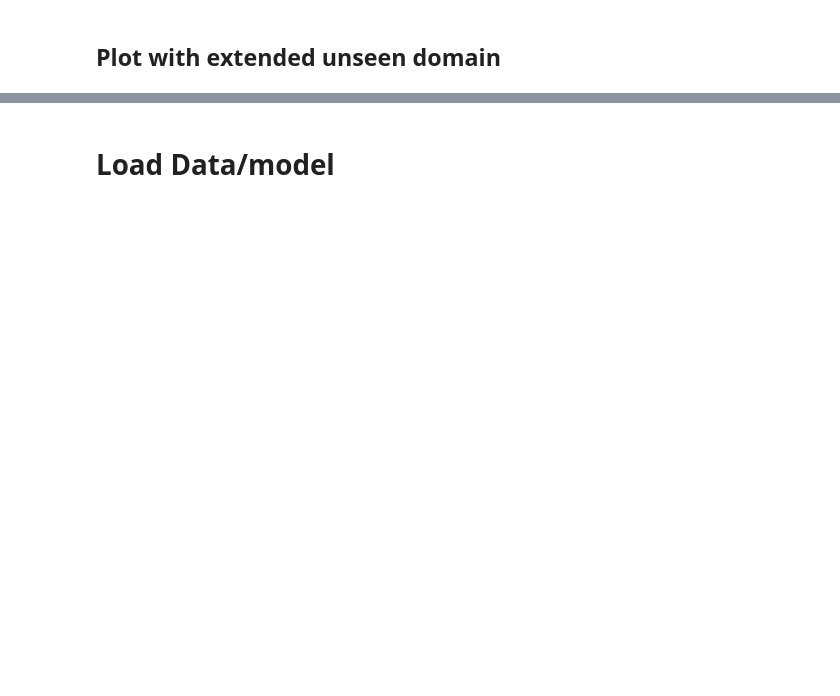
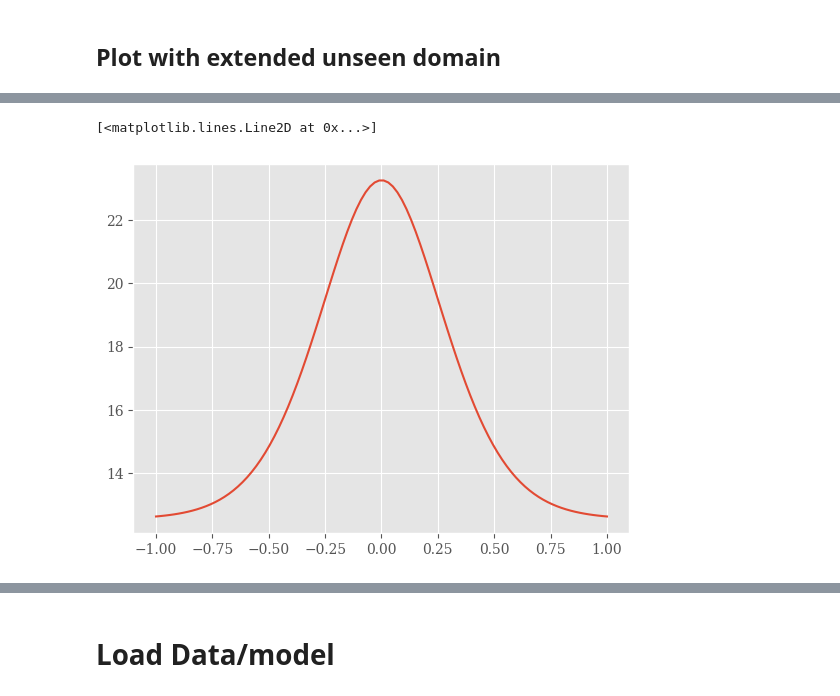
Before and after one commit to AHsu98/jsindy, a Jupyter notebook: paper-figures/lotka-volterra/lotka_volterra.ipynb, the cells around one changed output, grey strips where cells are left out. Saved outputs shown, nothing was run; the diff lists cells and outputs as text; code cells hidden in the pictures; blank space fills up the shorter version.

Commit message:
Rearranged all notebooks for final figures to paper-figures

```diff
--- a/paper-figures/lotka-volterra/lotka_volterra.ipynb
+++ b/paper-figures/lotka-volterra/lotka_volterra.ipynb
@@ -19,6 +19,8 @@ save_path = "data.pkl"
 # %%
 noise = 0.2
 dt_train = 5.5 # from est_period / 2 + epsish
+dt_train = 4. # from est_period / 2 + epsish
+
 
 t1=100.
 expdata = LotkaVolterraExp(t0=0.,t1=t1,noise=noise, dt_train=dt_train,n_colloc=500, feature_names=['x','y'],seed=1234)
@@ -146,9 +145,9 @@ from jsindy.kernels import ConstantKernel, ScalarMaternKernel
 
 kernel = (
     ConstantKernel(variance = 5.)
-    +ScalarMaternKernel(p = 5,variance = 10., lengthscale=3,min_lengthscale=0.05)
+    +ScalarMaternKernel(p = 5,variance = 10., lengthscale=3,min_lengthscale=0.01)
 )
-kernel=None
+# kernel=None
 
 trajectory_model = CholDataAdaptedRKHSInterpolant(kernel=kernel)
 dynamics_model = FeatureLinearModel(
@@ -164,19 +163,21 @@ optsettings = LMSettings(
     min_alpha = 1e-16,
     init_alpha = 5.,
 )
-data_weight = 20.
-colloc_weight = 10.*500
-thresh = 0.05
-alpha = 0.01
+data_weight = 0.1
+colloc_weight = 1e5
+thresh = 0.1
+alpha = 0.1
 sparsifier = pySindySparsifier(STLSQ(threshold = thresh,alpha = alpha))
 optimizer = AlternatingActiveSetLMSolver(
-        beta_reg=1e-5,
+        beta_reg=1e-3,
         solver_settings=optsettings,
         fixed_colloc_weight=colloc_weight,
         fixed_data_weight=data_weight,
         sparsifier = sparsifier
         )
 
+from jsindy.util import get_collocation_points_weights
+t_colloc,w_colloc = get_collocation_points_weights(t_train,510,bleedout_nodes=10)
 model = JSINDyModel(
     trajectory_model=trajectory_model,
     dynamics_model=dynamics_model,
@@ -253,0 +277,5 @@ def simulate_sol(y0,system, t0=expdata.t0,t1=expdata.t1,dt=expdata.dt,t_eval = e
+# %%
+plt.plot(jnp.linspace(-1,1,100),jax.vmap(model.traj_model.kernel,in_axes = (0,None))(jnp.linspace(-1,1,100),0))
+# %% [output]
+[<matplotlib.lines.Line2D at 0x...>]
+[figure, added]
```
Also changed, not shown: parts of 26 cells of this notebook, 22 other files.
